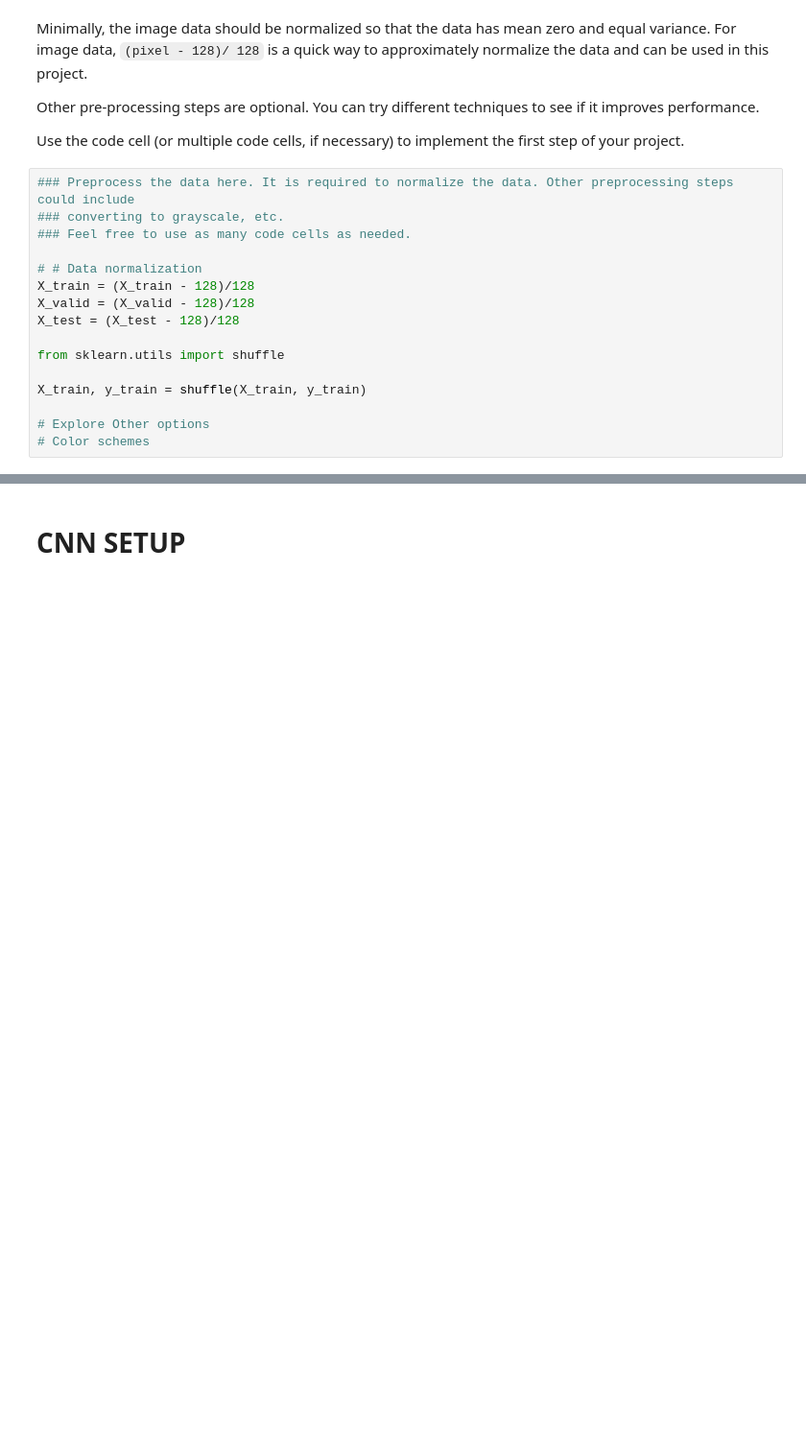
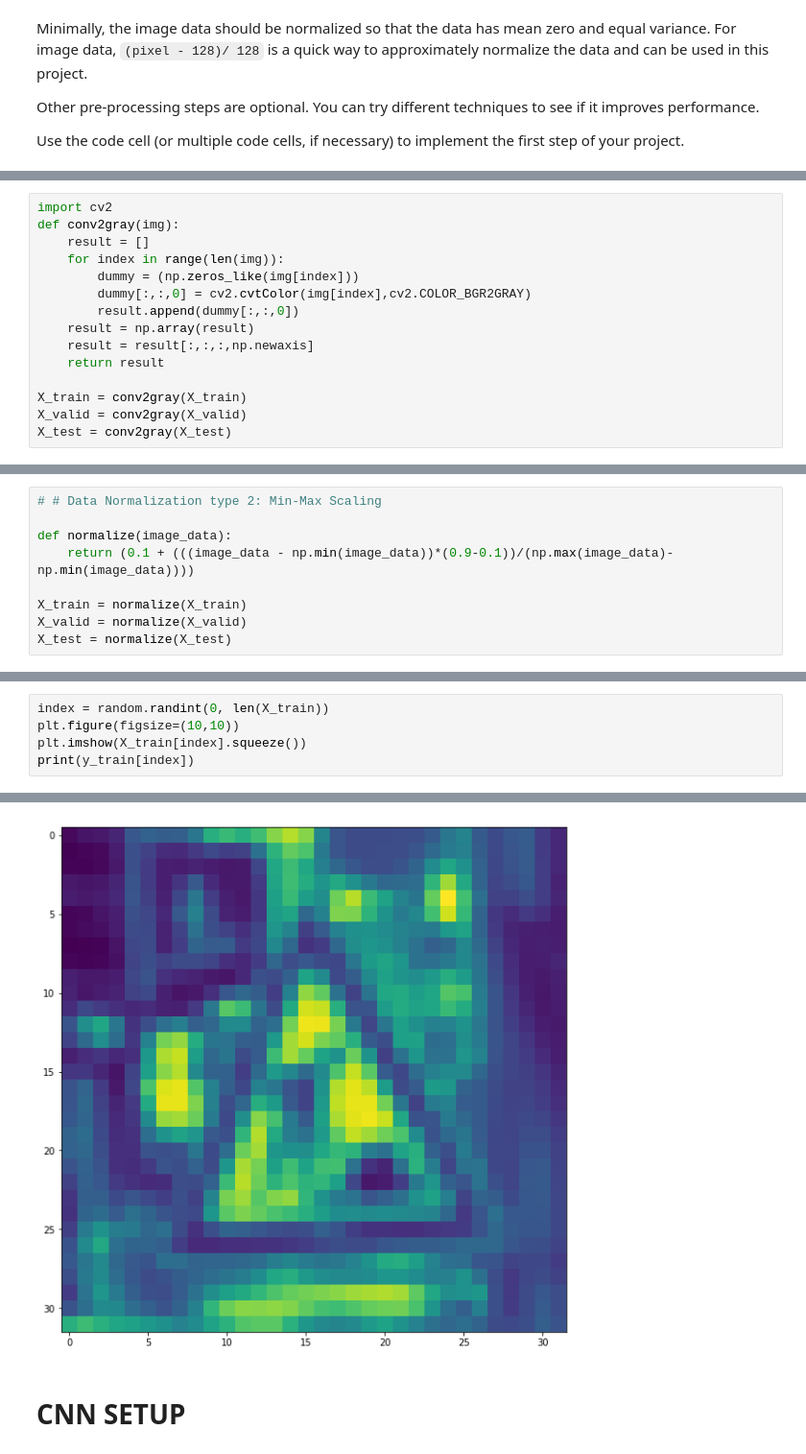
Before and after one commit to ram-charan-m/Traffic_Sign_Classifier_CNN, a Jupyter notebook: Traffic_Sign_Classifier.ipynb, the cells around one changed output, grey strips where cells are left out. Shown: that part at 96% size. Cells and saved outputs as stored; diff of their text form; blank space fills up the shorter version.

```diff
--- a/Traffic_Sign_Classifier.ipynb
+++ b/Traffic_Sign_Classifier.ipynb
@@ -151,19 +173,3 @@ Minimally, the image data should be normalized so that the data has mean zero an
 Other pre-processing steps are optional. You can try different techniques to see if it improves performance.
 
 Use the code cell (or multiple code cells, if necessary) to implement the first step of your project.
-# %%
-### Preprocess the data here. It is required to normalize the data. Other preprocessing steps could include
-### converting to grayscale, etc.
-### Feel free to use as many code cells as needed.
-
-# # Data normalization
-X_train = (X_train - 128)/128
-X_valid = (X_valid - 128)/128
-X_test = (X_test - 128)/128
-
-from sklearn.utils import shuffle
-
-X_train, y_train = shuffle(X_train, y_train)
-
-# Explore Other options
-# Color schemes
@@ -169,0 +205,15 @@ X_train, y_train = shuffle(X_train, y_train)
+# %%
+import cv2
+def conv2gray(img):
+    result = []
+    for index in range(len(img)):
+        dummy = (np.zeros_like(img[index]))
+        dummy[:,:,0] = cv2.cvtColor(img[index],cv2.COLOR_BGR2GRAY)
+        result.append(dummy[:,:,0])
+    result = np.array(result)
+    result = result[:,:,:,np.newaxis]
+    return result
+
+X_train = conv2gray(X_train)
+X_valid = conv2gray(X_valid)
+X_test = conv2gray(X_test)
@@ -169,0 +247,9 @@ X_train, y_train = shuffle(X_train, y_train)
+# %%
+# # Data Normalization type 2: Min-Max Scaling
+
+def normalize(image_data):
+    return (0.1 + (((image_data - np.min(image_data))*(0.9-0.1))/(np.max(image_data)-np.min(image_data))))
+
+X_train = normalize(X_train)
+X_valid = normalize(X_valid)
+X_test = normalize(X_test)
@@ -169,0 +262,6 @@ X_train, y_train = shuffle(X_train, y_train)
+# %%
+index = random.randint(0, len(X_train))
+plt.figure(figsize=(10,10))
+plt.imshow(X_train[index].squeeze())
+print(y_train[index])
+# %% [output]
@@ -170,3 +269,4 @@ X_train, y_train = shuffle(X_train, y_train)
+[figure, added]
 # %% [markdown]
 # CNN SETUP
 # %%
```
Also changed, not shown: parts of 33 cells of this notebook, 20 other files.
